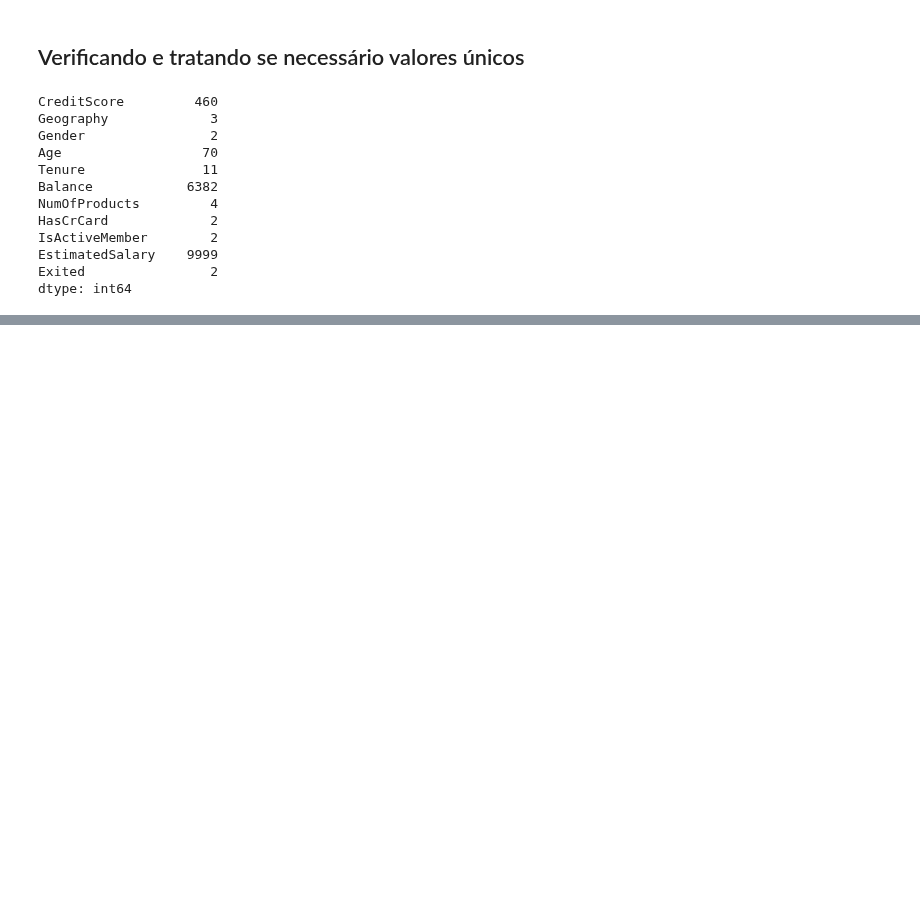
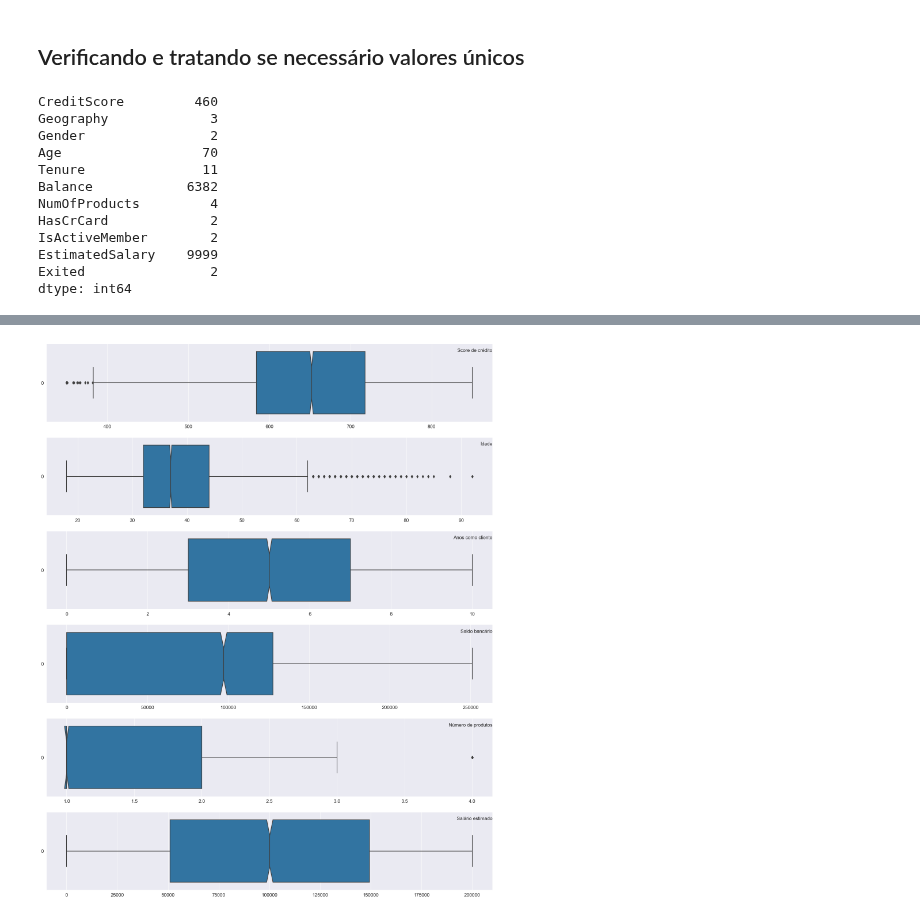
Before and after one commit to emso-exe/Churn_clientes_de_banco, a Jupyter notebook: churn_clientes_de_banco.ipynb, the cells around one changed output, grey strips where cells are left out. Cells and saved outputs as stored; diff of their text form; code cells hidden in the pictures; blank space fills up the shorter version.

```diff
--- a/churn_clientes_de_banco.ipynb
+++ b/churn_clientes_de_banco.ipynb
@@ -157,0 +227,11 @@ Exited
+# %%
+# Efetuando as conversões dos tipos de dados
+
+df['France'] = df['France'].astype('int8', errors='ignore')
+df['Germany'] = df['Germany'].astype('int8', errors='ignore')
+df['Spain'] = df['Spain'].astype('int8', errors='ignore')
+
+df['Female'] = df['Female'].astype('int8', errors='ignore')
+df['Male'] = df['Male'].astype('int8', errors='ignore')
+
+df.info(memory_usage='deep')
@@ -157,0 +316,25 @@ Exited
+# %%
+# Função para geração de gráficos boxplot
+
+def graf_boxplot(coluna, ax, title):
+    sns.boxplot(data=coluna, ax=ax, notch=True, orient='h')
+    ax.set(xlabel='',ylabel='')
+    ax.tick_params(labelsize=12)
+    ax.ticklabel_format(style='plain', axis='x')
+    ax.set_title(title, loc='right', fontsize=12, pad=-20)
+
+fig, (ax1,ax2,ax3,ax4,ax5,ax6) = plt.subplots(nrows=6, ncols=1, figsize=(20,20))
+
+graf_boxplot(df['CreditScore'], ax1, 'Score de crédito')
+graf_boxplot(df['Age'], ax2, 'Idade')
+graf_boxplot(df['Tenure'], ax3, 'Anos como cliente')
+graf_boxplot(df['Balance'], ax4, 'Saldo bancário')
+graf_boxplot(df['NumOfProducts'], ax5, 'Número de produtos')
+graf_boxplot(df['EstimatedSalary'], ax6, 'Salário estimado')
+
+plt.subplots_adjust(top=1.9, bottom=0.95)
+plt.show()
+
+# CreditScore, Age, Tenure, Balance, NumOfProducts, EstimatedSalary
+# %% [output]
+[figure, added]
```
Also changed, not shown: parts of 14 cells of this notebook.
